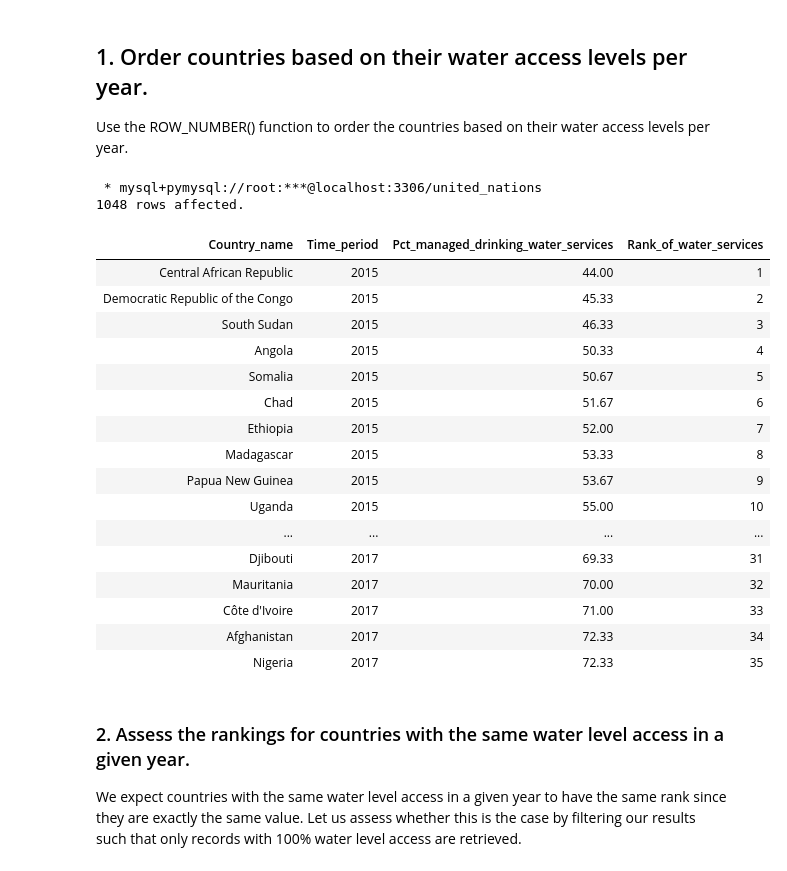
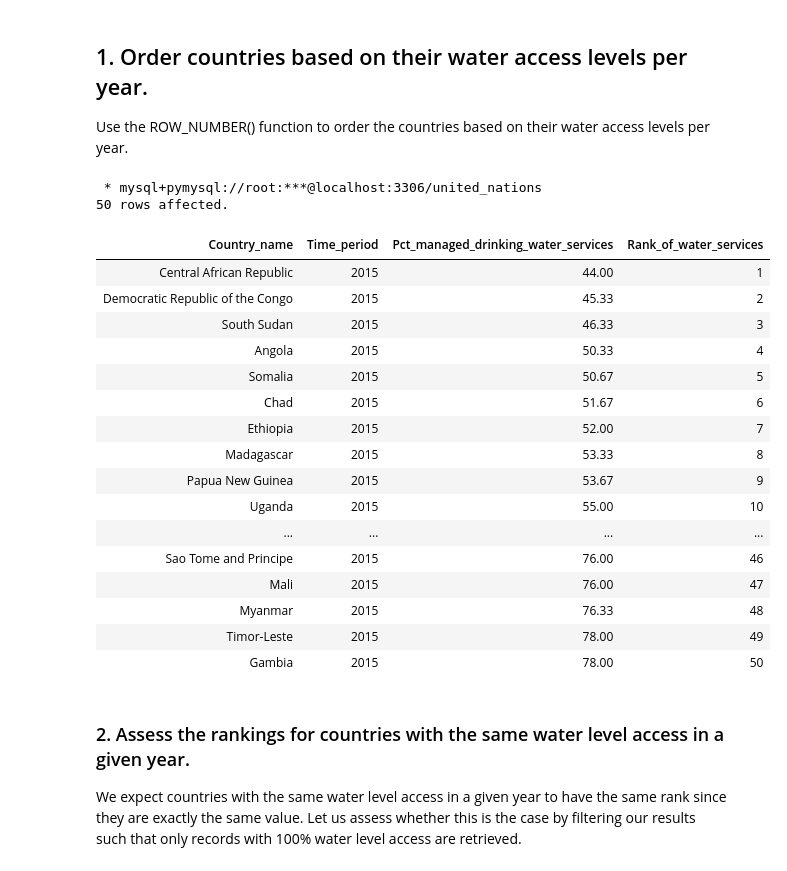
Before and after one commit to Ofgeha-Gelana/mysql-queries-notebook, a Jupyter notebook: topN_analysis.ipynb, the cells around one changed output. Cells and saved outputs as stored; diff of their text form; code cells hidden in the pictures.

```diff
--- a/topN_analysis.ipynb
+++ b/topN_analysis.ipynb
@@ -45,33 +45,34 @@ Use the ROW_NUMBER() function to order the countries based on their water access
 # %%
 %%sql
 SELECT
     Country_name,
     Time_period,
     Pct_managed_drinking_water_services,
     ROW_NUMBER() OVER( PARTITION BY Time_period
         ORDER BY Pct_managed_drinking_water_services) AS Rank_of_water_services
 FROM
-    united_nations.Access_to_Basic_Services;
+    united_nations.Access_to_Basic_Services
+LIMIT 50;
 # %% [output]
  * mysql+pymysql://root:***@localhost:3306/united_nations
-1048 rows affected.
+50 rows affected.
 | Country_name | Time_period | Pct_managed_drinking_water_services | Rank_of_water_services |
 | Central African Republic | 2015 | 44.00 | 1 |
 | Democratic Republic of the Congo | 2015 | 45.33 | 2 |
 | South Sudan | 2015 | 46.33 | 3 |
 | Angola | 2015 | 50.33 | 4 |
 | Somalia | 2015 | 50.67 | 5 |
 | Chad | 2015 | 51.67 | 6 |
 | Ethiopia | 2015 | 52.00 | 7 |
 | Madagascar | 2015 | 53.33 | 8 |
 | Papua New Guinea | 2015 | 53.67 | 9 |
 | Uganda | 2015 | 55.00 | 10 |
 | ... | ... | ... | ... |
-| Djibouti | 2017 | 69.33 | 31 |
-| Mauritania | 2017 | 70.00 | 32 |
-| Côte d'Ivoire | 2017 | 71.00 | 33 |
-| Afghanistan | 2017 | 72.33 | 34 |
-| Nigeria | 2017 | 72.33 | 35 |
+| Sao Tome and Principe | 2015 | 76.00 | 46 |
+| Mali | 2015 | 76.00 | 47 |
+| Myanmar | 2015 | 76.33 | 48 |
+| Timor-Leste | 2015 | 78.00 | 49 |
+| Gambia | 2015 | 78.00 | 50 |
 # %% [markdown]
 ### 2. Assess the rankings for countries with the same water level access in a given year.
 We expect countries with the same water level access in a given year to have the same rank since they are exactly the same value. Let us assess whether this is the case by filtering our results such that only records with 100% water level access are retrieved.
```
Also changed, not shown: 1 other file.
